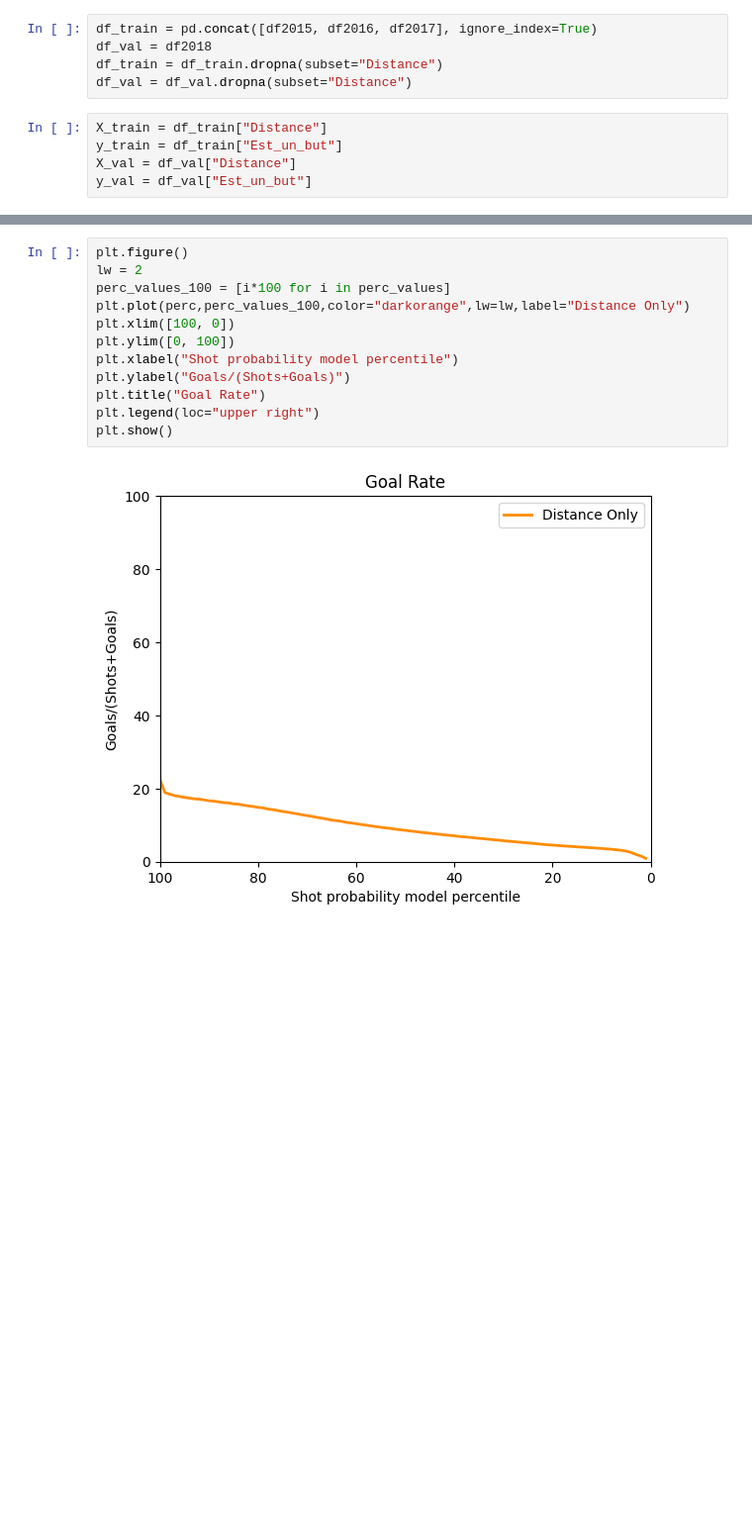
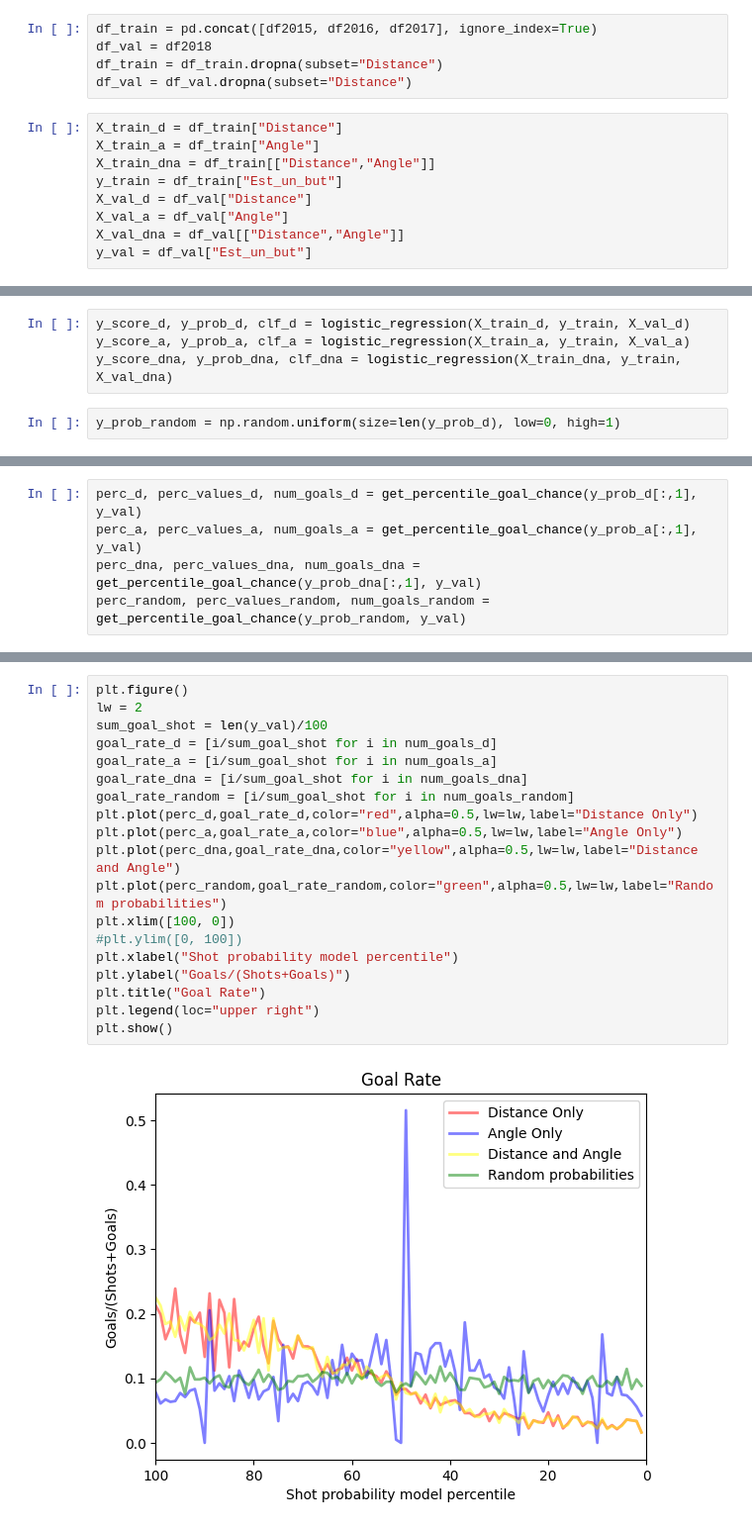
Before and after one commit to teylouniseif/ift-6758-a22, a Jupyter notebook: q3_notebook.ipynb, the cells around one changed output, grey strips where cells are left out. Shown at 99% size. Saved outputs shown, nothing was run; the diff lists cells and outputs as text; blank space fills up the shorter version.

```diff
--- a/q3_notebook.ipynb
+++ b/q3_notebook.ipynb
@@ -20,7 +21,11 @@ df_val = df2018
 df_train = df_train.dropna(subset="Distance")
 df_val = df_val.dropna(subset="Distance")
 # %%
-X_train = df_train["Distance"]
+X_train_d = df_train["Distance"]
+X_train_a = df_train["Angle"]
+X_train_dna = df_train[["Distance","Angle"]]
 y_train = df_train["Est_un_but"]
-X_val = df_val["Distance"]
+X_val_d = df_val["Distance"]
+X_val_a = df_val["Angle"]
+X_val_dna = df_val[["Distance","Angle"]]
 y_val = df_val["Est_un_but"]
@@ -32,0 +32,6 @@ perc, perc_values, num_goals = get_percentile_goal_chance(y_prob[:,1], y_val)
+# %%
+y_score_d, y_prob_d, clf_d = logistic_regression(X_train_d, y_train, X_val_d)
+y_score_a, y_prob_a, clf_a = logistic_regression(X_train_a, y_train, X_val_a)
+y_score_dna, y_prob_dna, clf_dna = logistic_regression(X_train_dna, y_train, X_val_dna)
+# %%
+y_prob_random = np.random.uniform(size=len(y_prob_d), low=0, high=1)
@@ -33,3 +43,8 @@ perc, perc_values, num_goals = get_percentile_goal_chance(y_prob[:,1], y_val)
+# %%
+perc_d, perc_values_d, num_goals_d = get_percentile_goal_chance(y_prob_d[:,1], y_val)
+perc_a, perc_values_a, num_goals_a = get_percentile_goal_chance(y_prob_a[:,1], y_val)
+perc_dna, perc_values_dna, num_goals_dna = get_percentile_goal_chance(y_prob_dna[:,1], y_val)
+perc_random, perc_values_random, num_goals_random = get_percentile_goal_chance(y_prob_random, y_val)
 # %%
 plt.figure()
 lw = 2
@@ -47,14 +64,21 @@ plt.show()
 # %%
 plt.figure()
 lw = 2
-perc_values_100 = [i*100 for i in perc_values]
-plt.plot(perc,perc_values_100,color="darkorange",lw=lw,label="Distance Only")
+sum_goal_shot = len(y_val)/100
+goal_rate_d = [i/sum_goal_shot for i in num_goals_d]
+goal_rate_a = [i/sum_goal_shot for i in num_goals_a]
+goal_rate_dna = [i/sum_goal_shot for i in num_goals_dna]
+goal_rate_random = [i/sum_goal_shot for i in num_goals_random]
+plt.plot(perc_d,goal_rate_d,color="red",alpha=0.5,lw=lw,label="Distance Only")
+plt.plot(perc_a,goal_rate_a,color="blue",alpha=0.5,lw=lw,label="Angle Only")
+plt.plot(perc_dna,goal_rate_dna,color="yellow",alpha=0.5,lw=lw,label="Distance and Angle")
+plt.plot(perc_random,goal_rate_random,color="green",alpha=0.5,lw=lw,label="Random probabilities")
 plt.xlim([100, 0])
-plt.ylim([0, 100])
+#plt.ylim([0, 100])
 plt.xlabel("Shot probability model percentile")
 plt.ylabel("Goals/(Shots+Goals)")
 plt.title("Goal Rate")
 plt.legend(loc="upper right")
 plt.show()
 # %% [output]
-[figure, old version]
+[figure, new version]
```
Also changed, not shown: parts of 14 cells of this notebook, 1 other file.
